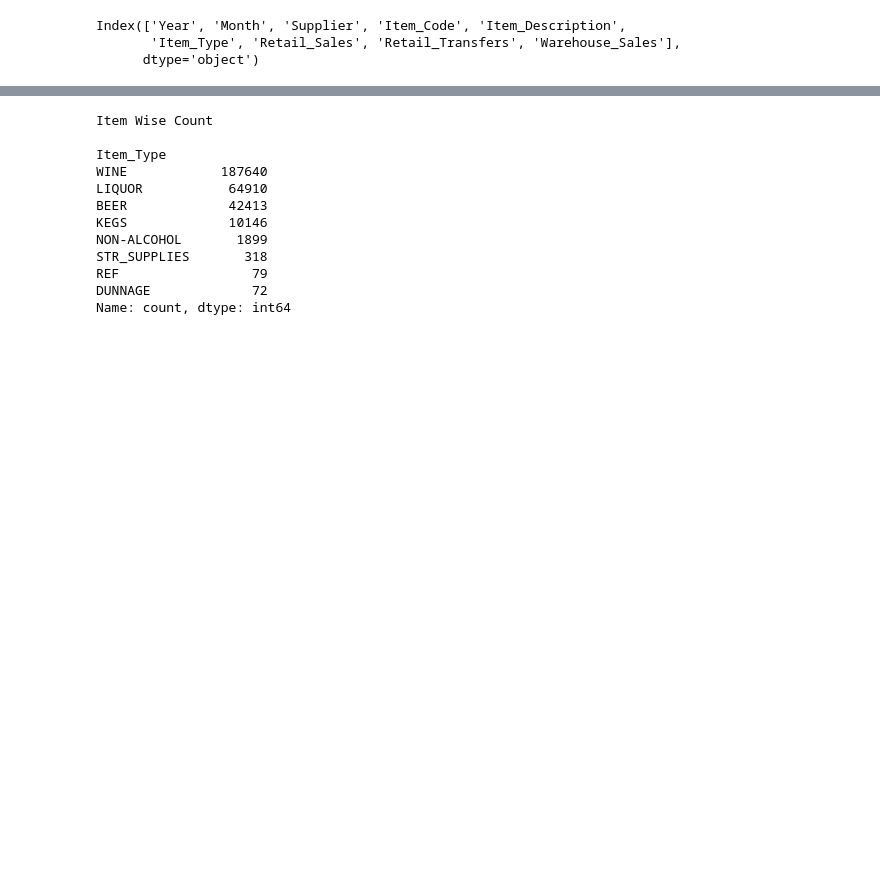
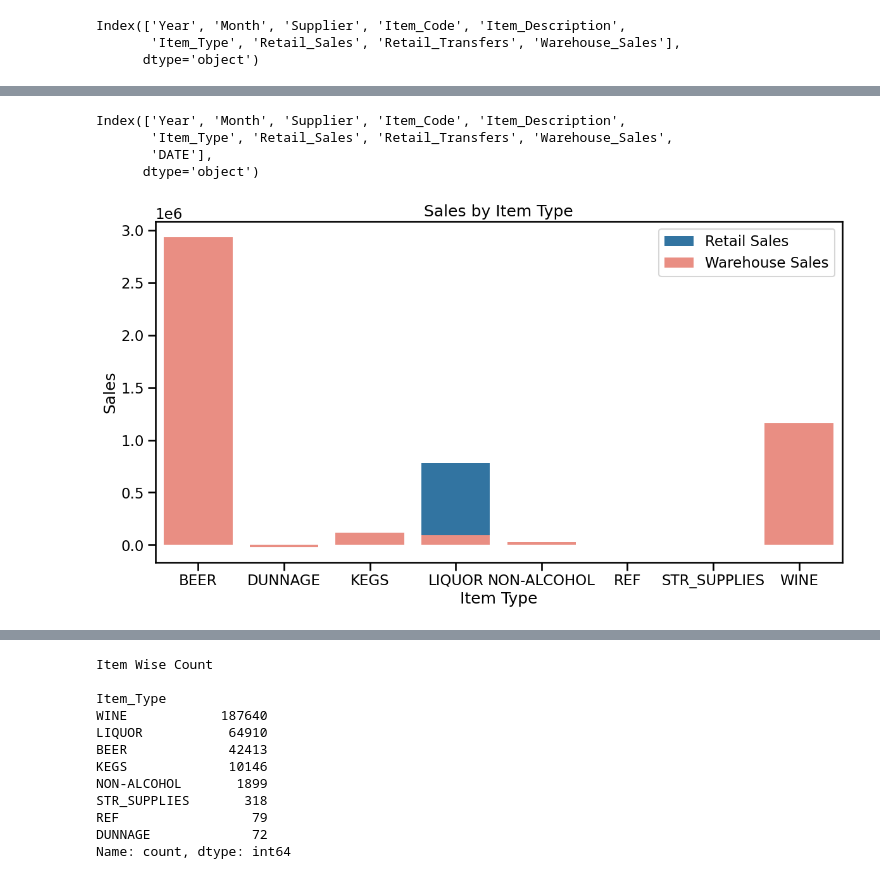
Before and after one commit to Killerfish8/Thesis, a Jupyter notebook: Warehouse_and_Retail_Sales.ipynb, the cells around one changed output, grey strips where cells are left out. Saved outputs shown, nothing was run; the diff lists cells and outputs as text; code cells hidden in the pictures; blank space fills up the shorter version.

```diff
--- a/Warehouse_and_Retail_Sales.ipynb
+++ b/Warehouse_and_Retail_Sales.ipynb
@@ -224,0 +304,20 @@ Index(['Year', 'Month', 'Supplier', 'Item_Code', 'Item_Description',
+# %%
+df.columns
+# %% [output]
+Index(['Year', 'Month', 'Supplier', 'Item_Code', 'Item_Description',
+       'Item_Type', 'Retail_Sales', 'Retail_Transfers', 'Warehouse_Sales',
+       'DATE'],
+      dtype='object')
+# %%
+# Sales by Item Type
+item_sales = df.groupby('Item_Type')[numeric_columns].sum().reset_index()
+plt.figure(figsize=(14, 7))
+sns.barplot(data=item_sales, x='Item_Type', y='Retail_Sales', label='Retail Sales')
+sns.barplot(data=item_sales, x='Item_Type', y='Warehouse_Sales', label='Warehouse Sales', color='salmon')
+plt.title('Sales by Item Type')
+plt.xlabel('Item Type')
+plt.ylabel('Sales')
+plt.legend()
+plt.show()
+# %% [output]
+[figure, added]
```
Also changed, not shown: parts of 11 cells of this notebook.
